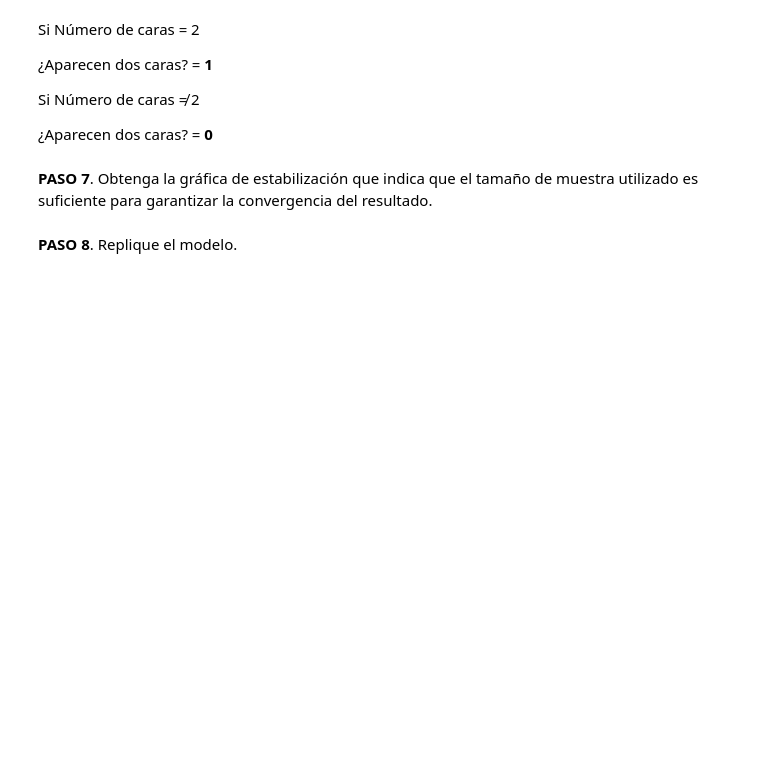
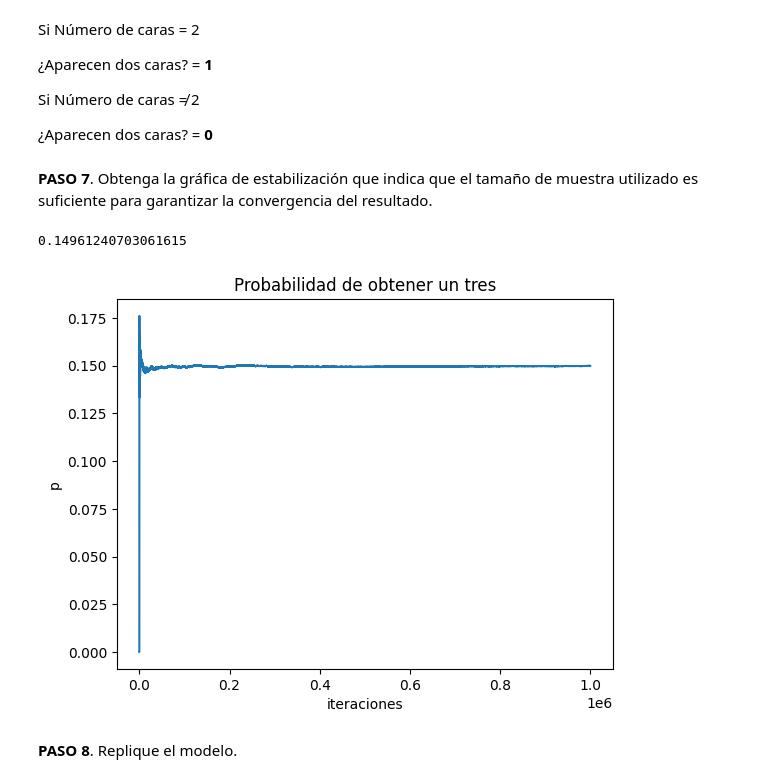
Before and after one commit to MartaPCastillo/Simulaci-n-I-, a Jupyter notebook: Ejercicio_dados.ipynb, the cells around one changed output. Cells and saved outputs as stored; diff of their text form; code cells hidden in the pictures; blank space fills up the shorter version.

```diff
--- a/Ejercicio_dados.ipynb
+++ b/Ejercicio_dados.ipynb
@@ -105,21 +104,25 @@ def experimento(iteraciones):
     favorables=0
     Lista = []
     while i <= iteraciones:
-        favorables = favorables + caras(2)
+        favorables = favorables + dados(1)
         i += 1
-        probabilidad = favorables/i
+        probabilidad = favorables/(i)
         Lista.append(probabilidad)
     return Lista
 # %%
-exp = experimento(2000)
+exp = experimento(1000000)
 # %%
 np.mean(exp)
+# %% [output]
+0.14961240703061615
 # %%
 plt.plot(exp)
 plt.xlabel('iteraciones')
 plt.ylabel('p')
-plt.title('Probabilidad de obtener 2 caras')
+plt.title('Probabilidad de obtener un tres')
 plt.show()
+# %% [output]
+[figure, added]
 # %% [markdown]
 **PASO 8**. Replique el modelo.
 # %%
```
Also changed, not shown: parts of 2 cells of this notebook.
